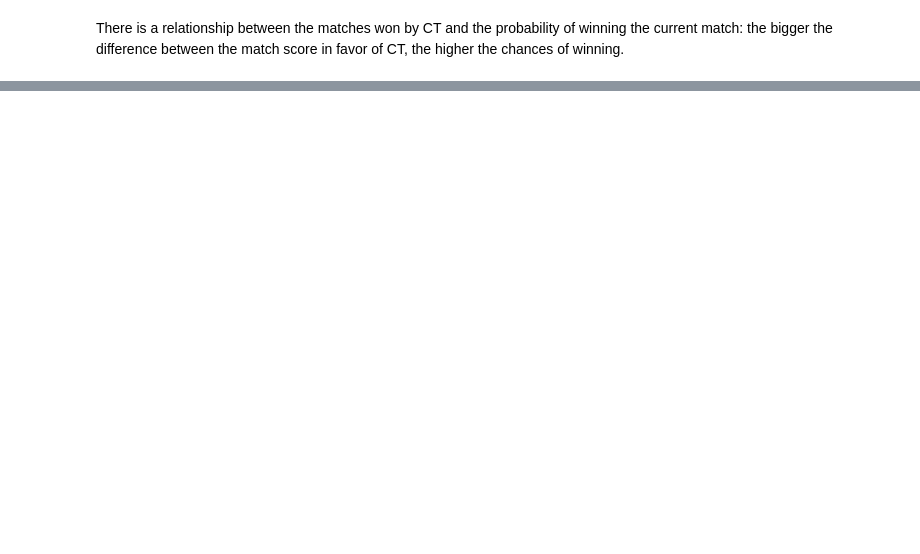
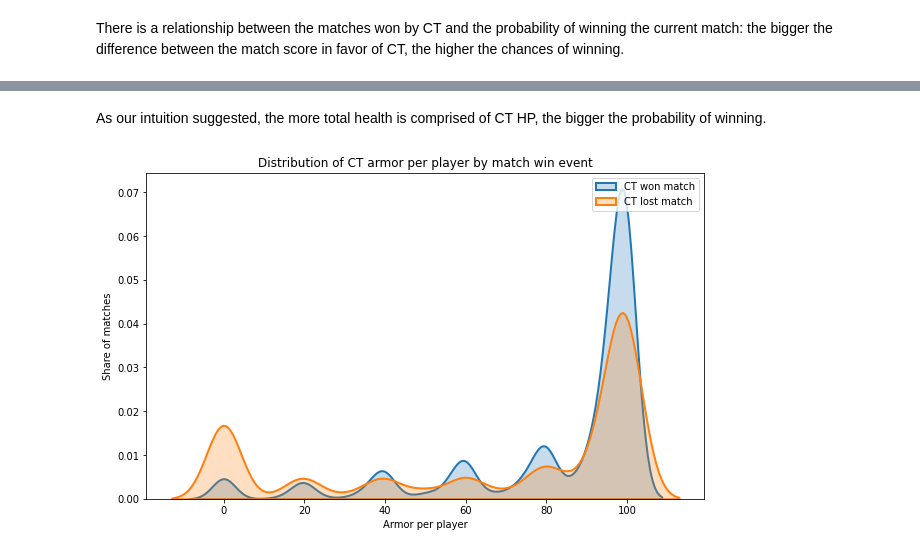
Before and after one commit to Eligijus112/api-book, a Jupyter notebook: api-book/chapter-1-intro/machine-learning-model.ipynb, the cells around one changed output, grey strips where cells are left out. Cells and saved outputs as stored; diff of their text form; code cells hidden in the pictures; blank space fills up the shorter version.

```diff
--- a/api-book/chapter-1-intro/machine-learning-model.ipynb
+++ b/api-book/chapter-1-intro/machine-learning-model.ipynb
@@ -253,0 +293,23 @@ There is a relationship between the matches won by CT and the probability of win
+# %% [markdown]
+As our intuition suggested, the more total health is comprised of CT HP, the bigger the probability of winning.
+# %%
+plt.figure(figsize=(10, 6))
+sns.kdeplot(
+    d.loc[d['Y']==1, 'ct_armor_per_player'].values,
+    shade=True,
+    linewidth=2,
+    label = 'CT won match'
+    )
+sns.kdeplot(
+    d.loc[d['Y']==0, 'ct_armor_per_player'].values,
+    shade=True,
+    linewidth=2,
+    label = 'CT lost match'
+    )
+plt.legend()
+plt.title("Distribution of CT armor per player by match win event")
+plt.ylabel("Share of matches")
+plt.xlabel("Armor per player")
+plt.show()
+# %% [output]
+[figure, added]
```
Also changed, not shown: parts of 24 cells of this notebook, 1 other file.
